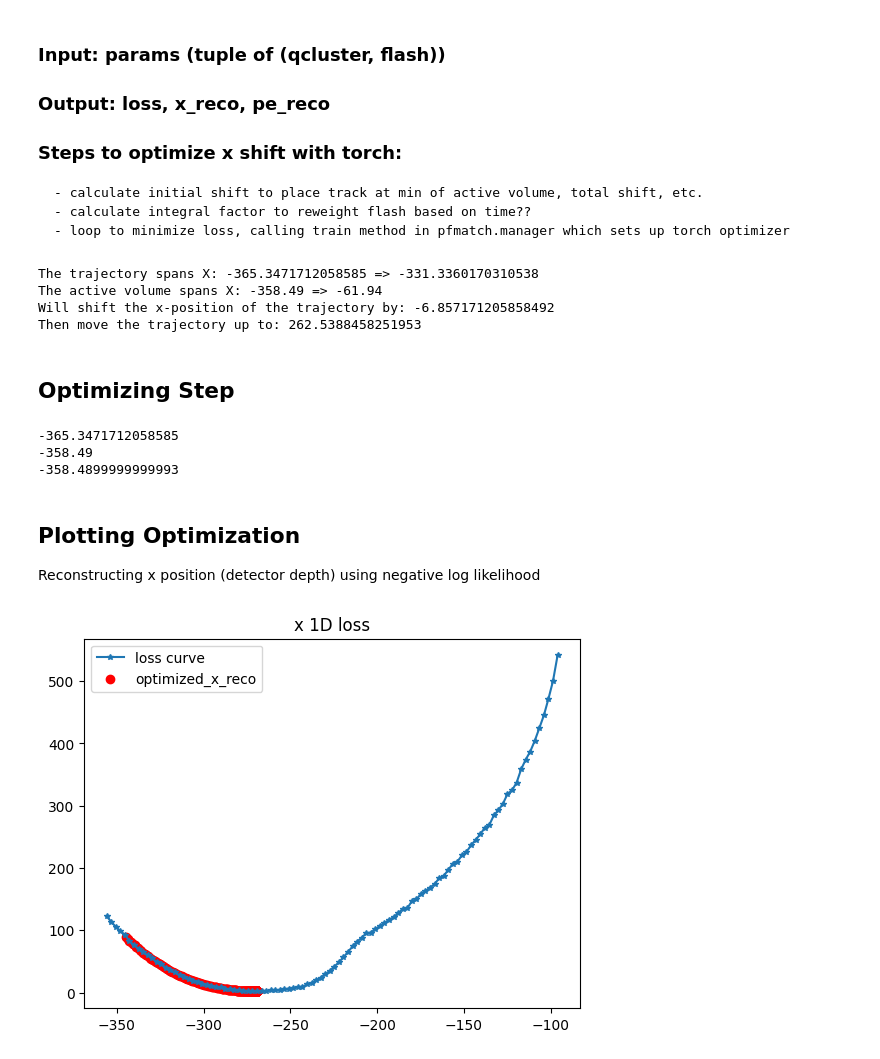
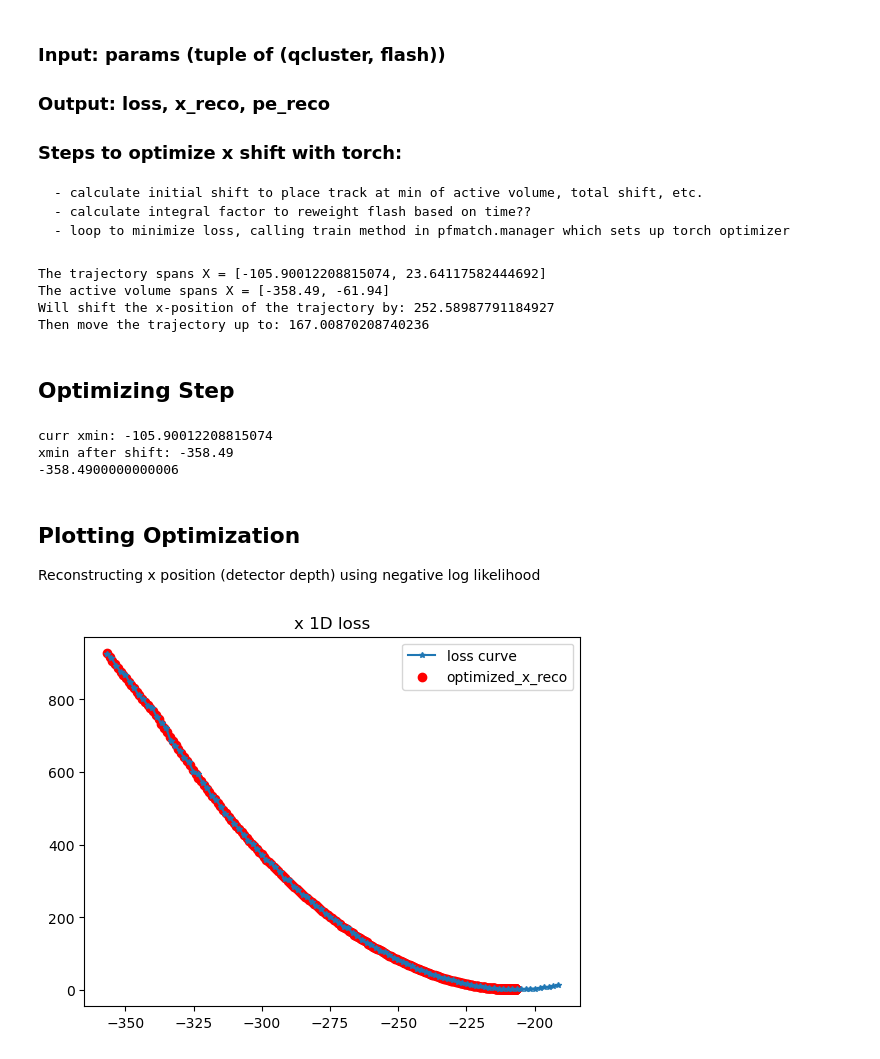
Before and after one commit to youngsm/icarus-summer-2023, a Jupyter notebook: notebooks/LossOptimizer.ipynb, the cells around one changed output. Saved outputs shown, nothing was run; the diff lists cells and outputs as text; code cells hidden in the pictures.

```diff
--- a/notebooks/LossOptimizer.ipynb
+++ b/notebooks/LossOptimizer.ipynb
@@ -23,13 +19,13 @@ from pfmatch.photonlib.photon_library import PhotonLibrary
 from pfmatch.algorithm.match_model import PoissonMatchLoss, GradientModel
 # %%
 # Configurations
-det_yaml='data/config/detector_specs.yml'
+det_yaml='../data/config/detector_specs.yml'
 det_cfg = yaml.load(open(det_yaml), Loader=yaml.Loader)['DetectorSpecs']
-gen_yaml='data/config/flashmatch.yml'
+gen_yaml='../data/config/flashmatch.yml'
 gen_cfg = yaml.load(open(gen_yaml), Loader=yaml.Loader)
 # %%
 # Data generator instantiated with photonlibrary
-plib = PhotonLibrary('plib.h5')
+plib = PhotonLibrary('../plib.h5')
 generator = DataGen(det_cfg, gen_cfg, plib)
 
 # Manager instantiated with photon library
@@ -85,12 +79,12 @@ To copy construct from a tensor, it is recommended to use sourceTensor.clone().d
 # Record the true boundary x values that include the trajectory
 qc_xmin = qc.qpt_v[:,0].min().item()
 qc_xmax = qc.qpt_v[:,0].max().item()
-print('The trajectory spans X:',qc_xmin,'=>',qc_xmax)
+print(f'The trajectory spans X = [{qc_xmin}, {qc_xmax}]')
 
 # Get the active volume bounds along the x-axis
 active_xmin = det_cfg['ActiveVolumeMin'][0]
 active_xmax = det_cfg['ActiveVolumeMax'][0]
-print('The active volume spans X:',active_xmin,'=>',active_xmax)
+print(f'The active volume spans X = [{active_xmin}, {active_xmax}]')
 
 # Figure out the shift.
 # 1. calculate the lowest x position to shift (where the tracjectory touches the active volume minimum)
@@ -111,18 +105,18 @@ dx_v = []
 for n in np.arange(NSTEPS_X):
     dx_v.append(n * dx_one)
 # %% [output]
-The trajectory spans X: -365.3471712058585 => -331.3360170310538
-The active volume spans X: -358.49 => -61.94
-Will shift the x-position of the trajectory by: -6.857171205858492
-Then move the trajectory up to: 262.5388458251953
+The trajectory spans X = [-105.90012208815074, 23.64117582444692]
+The active volume spans X = [-358.49, -61.94]
+Will shift the x-position of the trajectory by: 252.58987791184927
+Then move the trajectory up to: 167.00870208740236
 # %% [markdown]
 ## Optimizing Step
 # %%
-print(qc.qpt_v[:, 0].min().item())
+print('curr xmin:', qc.qpt_v[:, 0].min().item())
 #initial shift
 qc.qpt_v[:, 0] -= shift_init
 
-print(qc.qpt_v[:, 0].min().item())
+print('xmin after shift:', qc.qpt_v[:, 0].min().item())
 
 NSTEPS_X = 100 # number of samples along x axis
 dx = shift_total/NSTEPS_X # the step size to move the trajectory along x
@@ -144,23 +138,23 @@ for i in range(NSTEPS_X):
 qc.qpt_v[:, 0] -= shift_total
 print(qc.qpt_v[:, 0].min().item())
 # %% [output]
--365.3471712058585
--358.49
--358.4899999999993
+curr xmin: -105.90012208815074
+xmin after shift: -358.49
+-358.4900000000006
 # %%
 # Apply the initial shift
 def one_match(params):
     res = []
     qc, flash = params
 
-    #applying initial shift
-    qc.qpt_v[:,0] -= shift_init
+    if not np.allclose(qc.qpt_v[:,0].min().item(), active_xmin):
+        qc.qpt_v[:,0] -= (qc.qpt_v[:,0].min().item() - active_xmin)
 
     input = qc.qpt_v
     #target = flash.pe_v / integral_factor
     target = flash.pe_v
 
-    return mgr.train(input, target, dx, dx_min, dx_max)
+    return mgr.train(input, target, dx, 0, dx_max-dx_min)
 # %%
 result = one_match((pair.qcluster_v[0], pair.flash_v[0]))
 # %% [markdown]
@@ -168,9 +162,9 @@ result = one_match((pair.qcluster_v[0], pair.flash_v[0]))
 Reconstructing x position (detector depth) using negative log likelihood
 # %%
 plt.plot(x_v,loss_v,marker='*',markersize=4)
-plt.scatter(result[-1], result[-2], color='red', label='x_reco')
+plt.scatter(result[-1], result[-2], color='red', label='x_rxeco')
 plt.legend(["loss curve", "optimized_x_reco"])
 plt.title("x 1D loss")
 plt.show()
 # %% [output]
-[figure, old version]
+[figure, new version]
```
Also changed, not shown: parts of 3 cells of this notebook.
